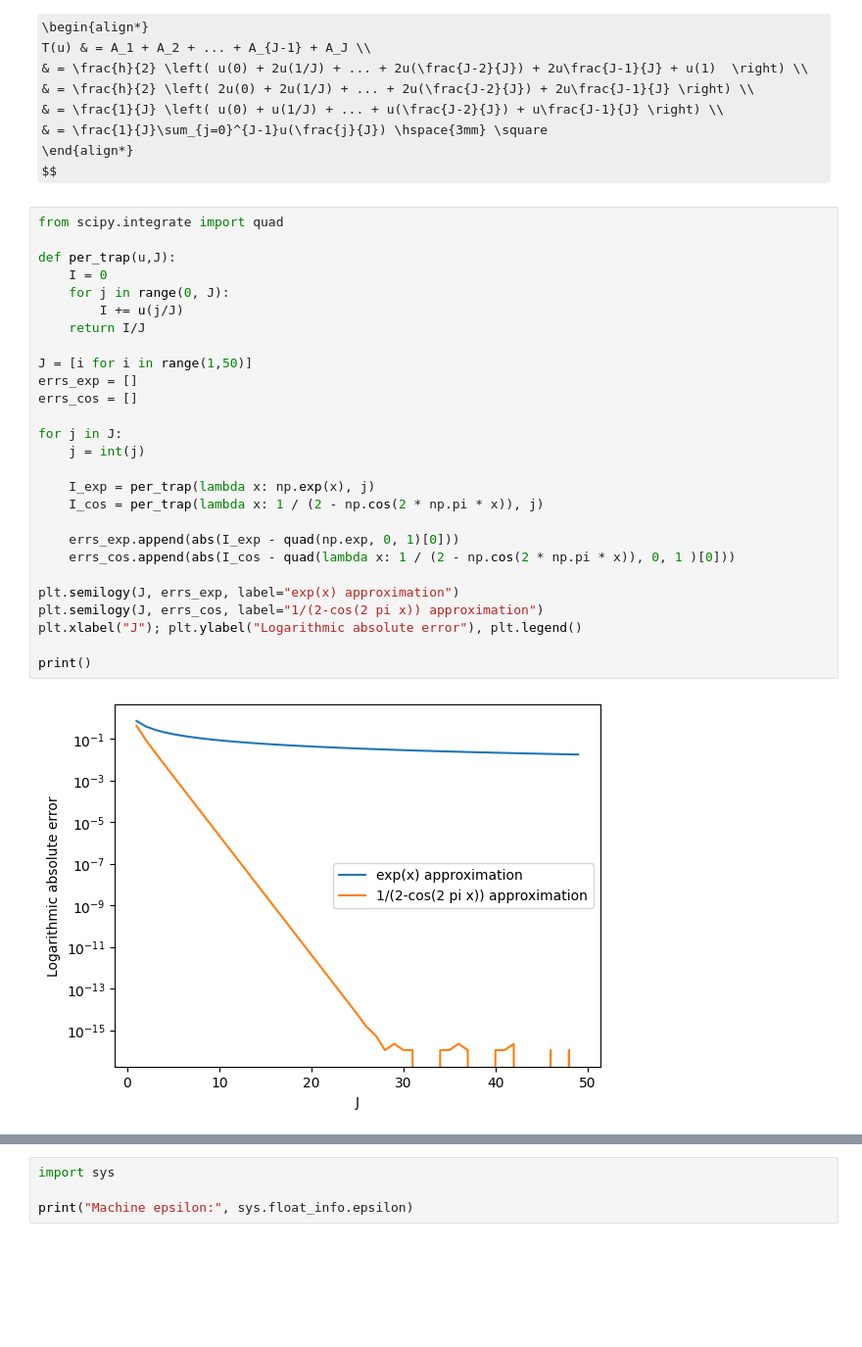
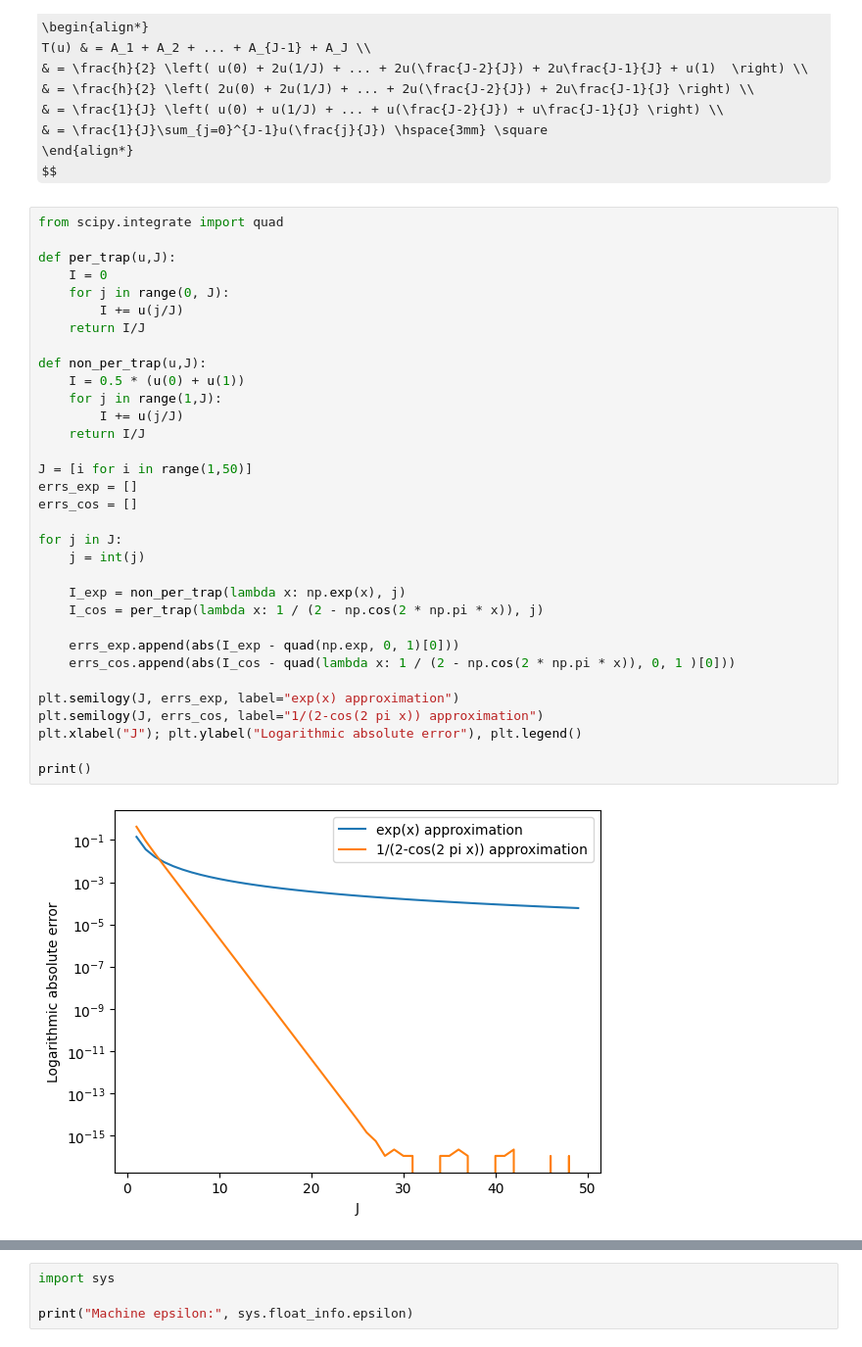
Before and after one commit to felixgalka/na-coursework, a Jupyter notebook: src/soln_fg551.ipynb, the cells around one changed output, grey strips where cells are left out. Shown at 98% size. Drawn from its saved outputs; the diff is of its cells as text; some formulas as TeX source; blank space fills up the shorter version.

```diff
--- a/src/soln_fg551.ipynb
+++ b/src/soln_fg551.ipynb
@@ -360,31 +364,37 @@ $$
 # %%
 from scipy.integrate import quad
 
 def per_trap(u,J):
 	I = 0
 	for j in range(0, J):
+		I += u(j/J)
+	return I/J
+
+def non_per_trap(u,J):
+	I = 0.5 * (u(0) + u(1))
+	for j in range(1,J):
 		I += u(j/J)
 	return I/J
 
 J = [i for i in range(1,50)]
 errs_exp = []
 errs_cos = []
 
 for j in J:
 	j = int(j)
 
-	I_exp = per_trap(lambda x: np.exp(x), j)
+	I_exp = non_per_trap(lambda x: np.exp(x), j)
 	I_cos = per_trap(lambda x: 1 / (2 - np.cos(2 * np.pi * x)), j)
 
 	errs_exp.append(abs(I_exp - quad(np.exp, 0, 1)[0]))
 	errs_cos.append(abs(I_cos - quad(lambda x: 1 / (2 - np.cos(2 * np.pi * x)), 0, 1 )[0]))
 
 plt.semilogy(J, errs_exp, label="exp(x) approximation")
 plt.semilogy(J, errs_cos, label="1/(2-cos(2 pi x)) approximation")
 plt.xlabel("J"); plt.ylabel("Logarithmic absolute error"), plt.legend()
 
 print()
 # %% [output]
-[figure, old version]
+[figure, new version]
 # %% [markdown]
 ## Main features observed
```
Also changed, not shown: parts of 4 cells of this notebook, 1 other file.
